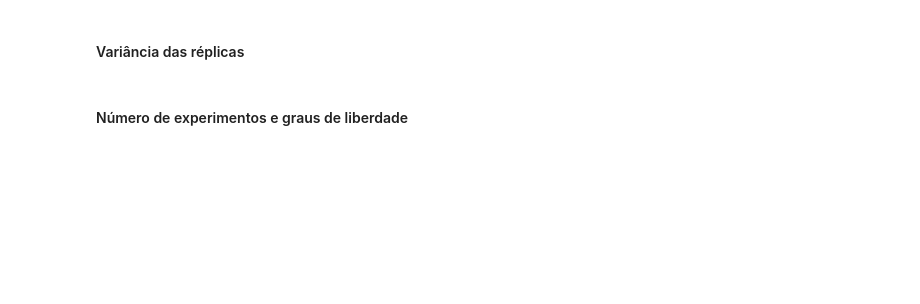
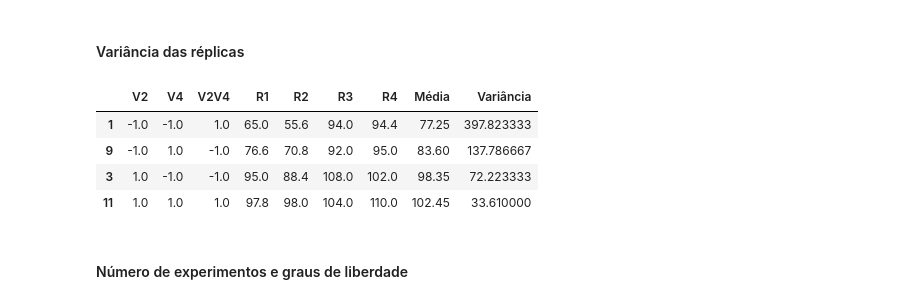
Before and after one commit to AndreSimao-alms/Planejamento-Fatorial-Completo, a Jupyter notebook: Planejamento_Fatorial_Completo.ipynb, the cells around one changed output. Drawn from its saved outputs; the diff is of its cells as text; code cells hidden in the pictures; blank space fills up the shorter version.

```diff
--- a/Planejamento_Fatorial_Completo.ipynb
+++ b/Planejamento_Fatorial_Completo.ipynb
@@ -405,18 +404,0 @@ def tabela_nova3(dados2):
-# %%
-cond = coleta()
-if len(cond) == 1:
-  dados3 = tabela_nova1(dados2)
-  R2 = []
-  for i in range(1,17,2):
-    R2.append(dados3['R'].iloc[i])
-  replicas = dados3.iloc[:,0:-1]
-  replicas = dados4.drop_duplicates()
-  replicas['R1'] = dados3['R']
-  replicas['R2'] = R2
-  replicas
-if len(cond) == 2:
-  dados3 = tabela_nova2(dados2)
-if len(cond) == 3:
-  dados3 = tabela_nova3(dados2)
-if len(cond) == 4:
-  print('Todas variáveis são insignificantes.')
@@ -492,15 +531,26 @@ dados4
 # %%
 if len(cond) == 1:
   for i in range(replicas.shape[0]):
     dados_var = replicas.iloc[:,6:8].T.var()
   replicas['Variância'] = dados_var
 if len(cond) == 2:
   var_r = []
   for i  in range(1,5):
     var = replicas.iloc[i-1:i,3:7]
     var = var.T.var(axis=0).values
     var_r.append(var[0])
   replicas['Variância'] = var_r
+if len(cond) == 3:
+  for i in range(replicas.shape[0]):
+    dados_var = replicas.iloc[:,1:9].T.var()
+    replicas['Variância'] = dados_var
+replicas
+# %% [output]
+|  | V2 | V4 | V2V4 | R1 | R2 | R3 | R4 | Média | Variância |
+| 1 | -1.0 | -1.0 | 1.0 | 65.0 | 55.6 | 94.0 | 94.4 | 77.25 | 397.823333 |
+| 9 | -1.0 | 1.0 | -1.0 | 76.6 | 70.8 | 92.0 | 95.0 | 83.60 | 137.786667 |
+| 3 | 1.0 | -1.0 | -1.0 | 95.0 | 88.4 | 108.0 | 102.0 | 98.35 | 72.223333 |
+| 11 | 1.0 | 1.0 | 1.0 | 97.8 | 98.0 | 104.0 | 110.0 | 102.45 | 33.610000 |
 # %% [markdown]
 #### Número de experimentos e graus de liberdade
 # %%
```
Also changed, not shown: parts of 34 cells of this notebook.
